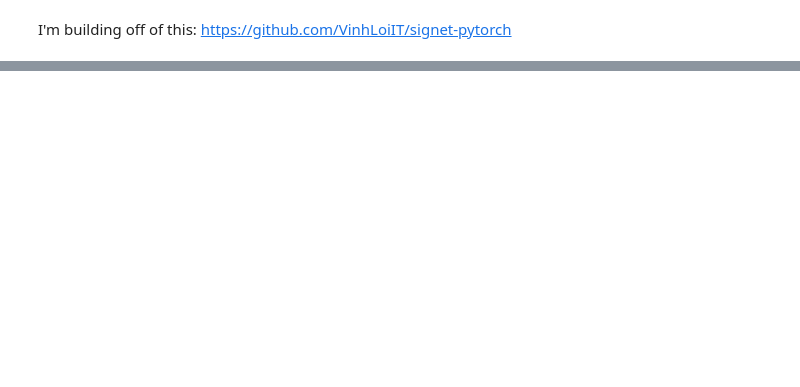
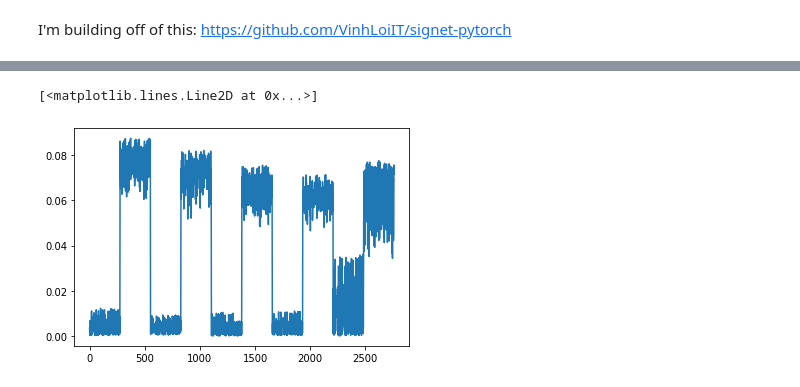
Before and after one commit to Andrew-Fryer/signet-pytorch, a Jupyter notebook: ELEC_874_Project.ipynb, the cells around one changed output, grey strips where cells are left out. Drawn from its saved outputs; the diff is of its cells as text; code cells hidden in the pictures; blank space fills up the shorter version.

```diff
--- a/ELEC_874_Project.ipynb
+++ b/ELEC_874_Project.ipynb
@@ -382,0 +26,9 @@ SigNet(
+# %%
+from google.colab import drive
+drive.mount('/content/drive')
+!mkdir /content/drive/MyDrive/Colab\ Data/
+data_dir = '/content/drive/MyDrive/Colab Data/'
+%cd /content/drive/MyDrive/Colab\ Data/
+!mkdir cedar_signatures
+%cd cedar_signatures
+sig_data_dir = data_dir + 'cedar_signatures/'
@@ -382,0 +169,15 @@ SigNet(
+# %%
+prep_data()
+imgs, file_to_ind = load_imgs()
+df = get_df()
+df['ind1'] = df['file1'].apply(lambda x: file_to_ind[x])
+df['ind2'] = df['file2'].apply(lambda x: file_to_ind[x])
+
+train_set = SignDataset(df[df['mode'] == 'train'][['ind1', 'ind2', 'label']], imgs)
+val_set = SignDataset(df[df['mode'] == 'test'][['ind1', 'ind2', 'label']], imgs)
+
+# For SimpleNet in the assignment, I had 32 * 32 images and a batch size of 8
+# To make batches the same size of data, batch size here should be 0.24
+batch_size = 1 # 8 # 32
+train_loader = DataLoader(train_set, batch_size=batch_size, shuffle=True, pin_memory=True)
+val_loader = DataLoader(val_set, batch_size=batch_size, shuffle=False, pin_memory=True)
@@ -382,0 +966,4 @@ SigNet(
+# %%
+s = SigSystem(SigNet128())
+s.load('_epoch_19')
+result = s.evaluate(improve_forgery=True, leaky_accuracy=True)
@@ -382,0 +982,5 @@ SigNet(
+# %%
+plt.plot(result[2])
+# %% [output]
+[<matplotlib.lines.Line2D at 0x...>]
+[figure, added]
```
Also changed, not shown: parts of 129 cells of this notebook.
